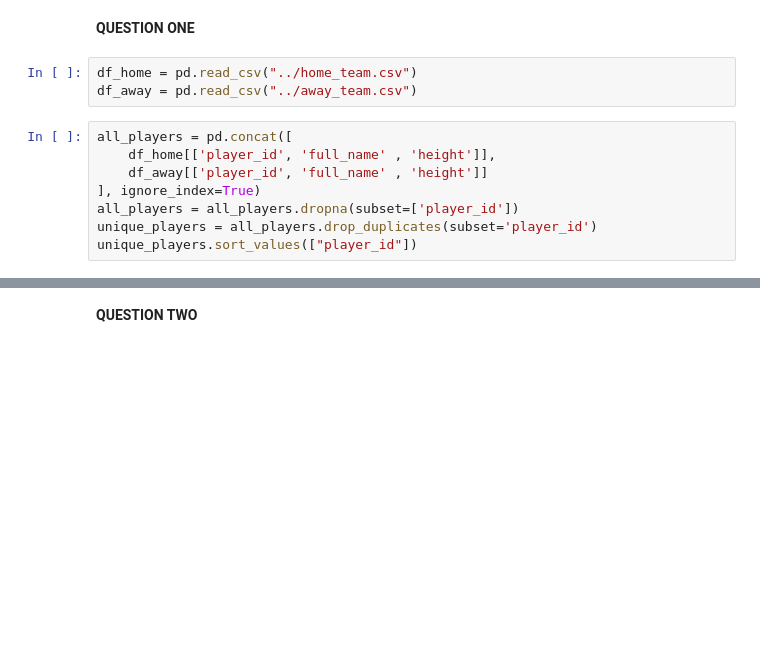
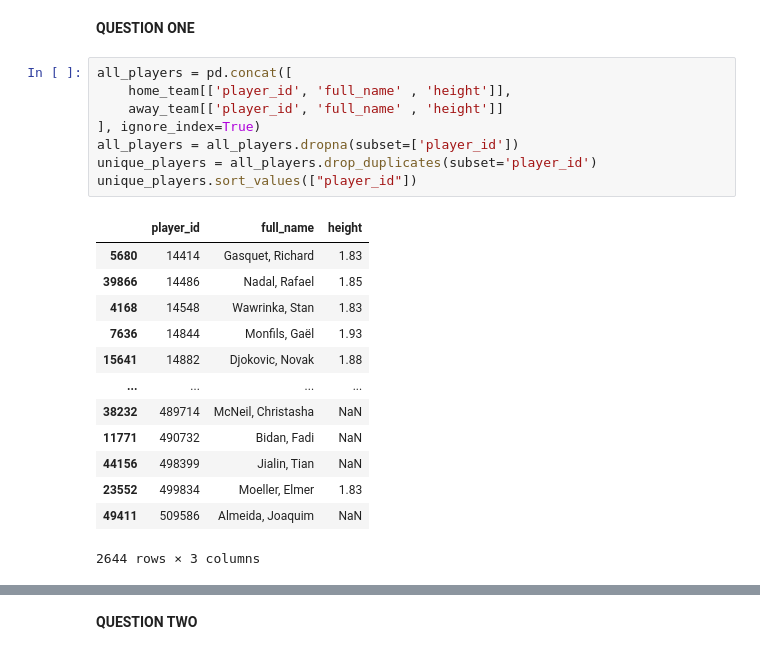
Before and after one commit to tarannommoghimi/Tennis-project, a Jupyter notebook: Javadi/TennisDataProject.ipynb, the cells around one changed output, grey strips where cells are left out. Cells and saved outputs as stored; diff of their text form; blank space fills up the shorter version.

```diff
--- a/Javadi/TennisDataProject.ipynb
+++ b/Javadi/TennisDataProject.ipynb
@@ -193,16 +194,27 @@ uniqe match_id count: 260
 duplicated match_id : 0
 # %% [markdown]
 **QUESTION ONE**
-# %%
-df_home = pd.read_csv("../home_team.csv")
-df_away = pd.read_csv("../away_team.csv")
 # %%
 all_players = pd.concat([
-    df_home[['player_id', 'full_name' , 'height']],
-    df_away[['player_id', 'full_name' , 'height']]
+    home_team[['player_id', 'full_name' , 'height']],
+    away_team[['player_id', 'full_name' , 'height']]
 ], ignore_index=True)
 all_players = all_players.dropna(subset=['player_id'])
 unique_players = all_players.drop_duplicates(subset='player_id')
 unique_players.sort_values(["player_id"])
+# %% [output]
+|  | player_id | full_name | height |
+| 5680 | 14414 | Gasquet, Richard | 1.83 |
+| 39866 | 14486 | Nadal, Rafael | 1.85 |
+| 4168 | 14548 | Wawrinka, Stan | 1.83 |
+| 7636 | 14844 | Monfils, Gaël | 1.93 |
+| 15641 | 14882 | Djokovic, Novak | 1.88 |
+| ... | ... | ... | ... |
+| 38232 | 489714 | McNeil, Christasha | NaN |
+| 11771 | 490732 | Bidan, Fadi | NaN |
+| 44156 | 498399 | Jialin, Tian | NaN |
+| 23552 | 499834 | Moeller, Elmer | 1.83 |
+| 49411 | 509586 | Almeida, Joaquim | NaN |
+2644 rows × 3 columns
 # %%
 print(f"Total number of players: {unique_players["player_id"].count()}")
```
Also changed, not shown: parts of 64 cells of this notebook.
